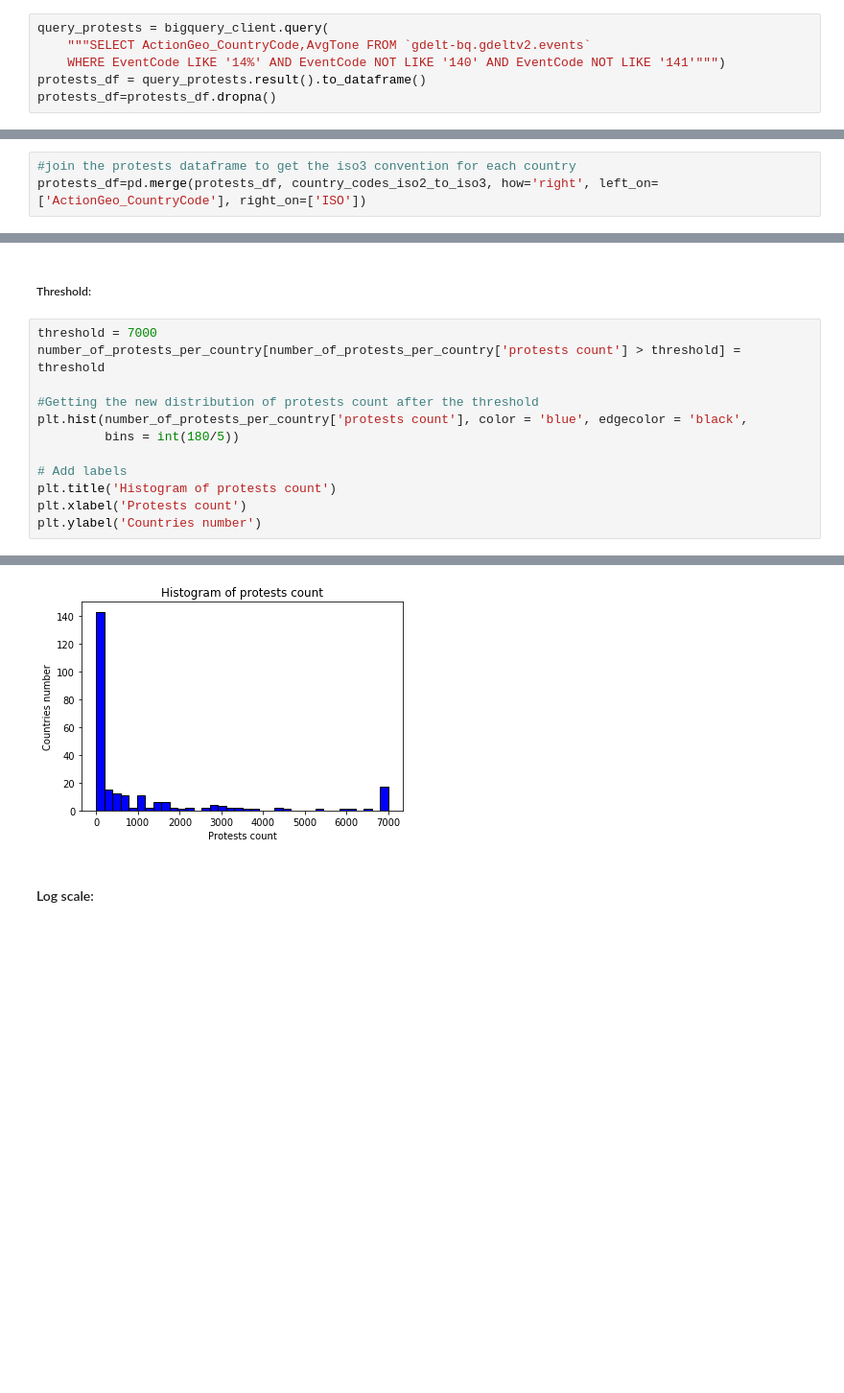
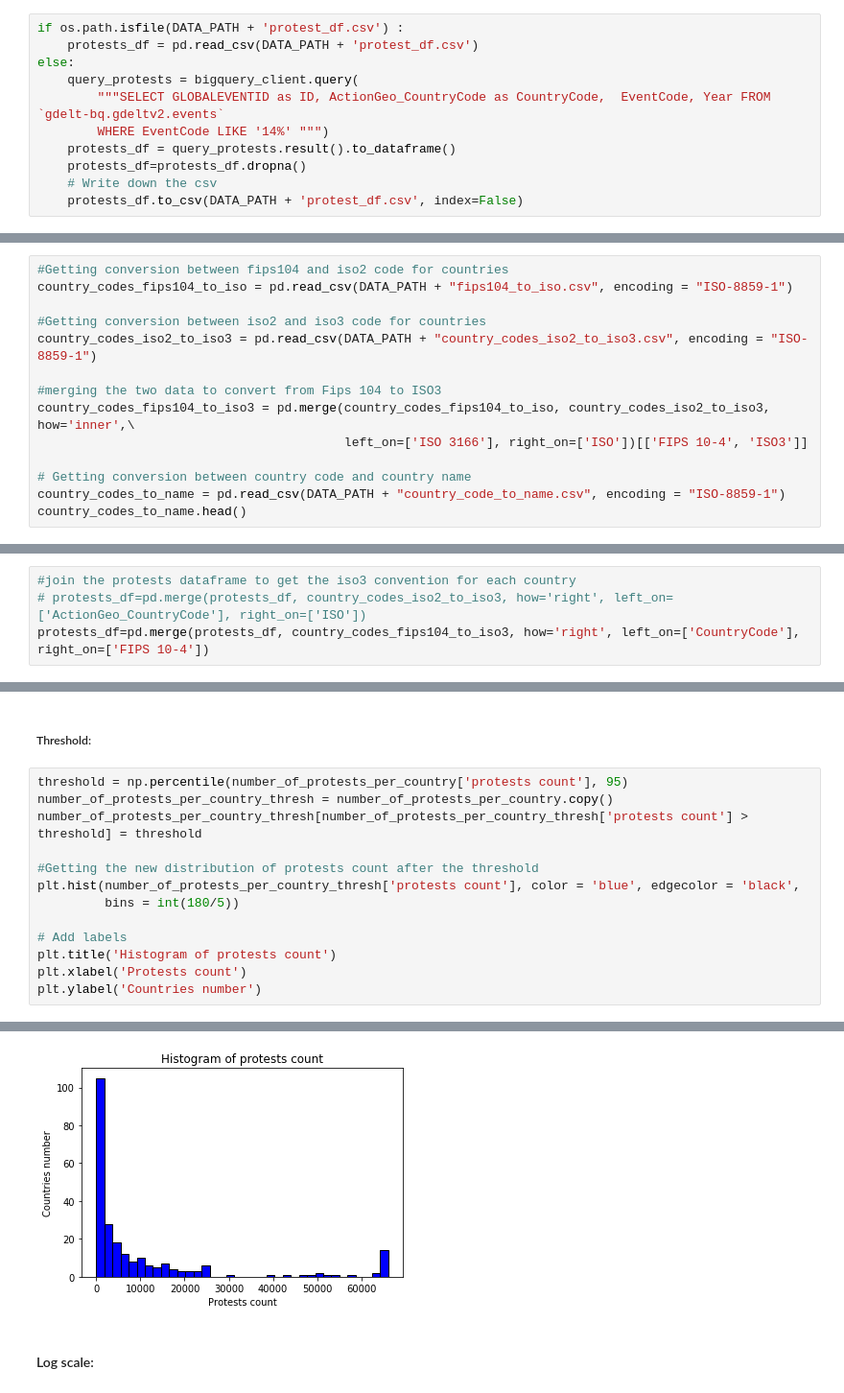
Before and after one commit to Apiquet/ADA_Project, a Jupyter notebook: main.ipynb, the cells around one changed output, grey strips where cells are left out. Shown at 96% size. Saved outputs shown, nothing was run; the diff lists cells and outputs as text; blank space fills up the shorter version.

Commit message:
change map, get protests and add stat

```diff
--- a/main.ipynb
+++ b/main.ipynb
@@ -160,9 +169,14 @@ array([3, 1, 6, 4], dtype=int64)
 # %%
-query_protests = bigquery_client.query(
-    """SELECT ActionGeo_CountryCode,AvgTone FROM `gdelt-bq.gdeltv2.events`
-    WHERE EventCode LIKE '14%' AND EventCode NOT LIKE '140' AND EventCode NOT LIKE '141'""")
-protests_df = query_protests.result().to_dataframe()
-protests_df=protests_df.dropna()
+if os.path.isfile(DATA_PATH + 'protest_df.csv') :
+    protests_df = pd.read_csv(DATA_PATH + 'protest_df.csv')
+else:
+    query_protests = bigquery_client.query(
+        """SELECT GLOBALEVENTID as ID, ActionGeo_CountryCode as CountryCode,  EventCode, Year FROM `gdelt-bq.gdeltv2.events`
+        WHERE EventCode LIKE '14%' """)
+    protests_df = query_protests.result().to_dataframe()
+    protests_df=protests_df.dropna()
+    # Write down the csv
+    protests_df.to_csv(DATA_PATH + 'protest_df.csv', index=False)
 # %%
 #Displaying number of protests available in the data
 protests_df.count()
@@ -210,0 +228,14 @@ country_codes_to_name.head()
+# %%
+#Getting conversion between fips104 and iso2 code for countries
+country_codes_fips104_to_iso = pd.read_csv(DATA_PATH + "fips104_to_iso.csv", encoding = "ISO-8859-1")
+
+#Getting conversion between iso2 and iso3 code for countries
+country_codes_iso2_to_iso3 = pd.read_csv(DATA_PATH + "country_codes_iso2_to_iso3.csv", encoding = "ISO-8859-1")
+
+#merging the two data to convert from Fips 104 to ISO3
+country_codes_fips104_to_iso3 = pd.merge(country_codes_fips104_to_iso, country_codes_iso2_to_iso3, how='inner',\
+                                         left_on=['ISO 3166'], right_on=['ISO'])[['FIPS 10-4', 'ISO3']]
+
+# Getting conversion between country code and country name
+country_codes_to_name = pd.read_csv(DATA_PATH + "country_code_to_name.csv", encoding = "ISO-8859-1")
+country_codes_to_name.head()
@@ -270,7 +318,8 @@ Here, thanks to our visualization, we can estimate in which country the inhabita
 ### Displaying percentage of protests on a world map
 # %%
 #join the protests dataframe to get the iso3 convention for each country
-protests_df=pd.merge(protests_df, country_codes_iso2_to_iso3, how='right', left_on=['ActionGeo_CountryCode'], right_on=['ISO'])
+# protests_df=pd.merge(protests_df, country_codes_iso2_to_iso3, how='right', left_on=['ActionGeo_CountryCode'], right_on=['ISO'])
+protests_df=pd.merge(protests_df, country_codes_fips104_to_iso3, how='right', left_on=['CountryCode'], right_on=['FIPS 10-4'])
 # %%
 #changing the column name to keep the same naming convention in each dataframe
 protests_df=protests_df.rename(index=str, columns={"ISO3": "Country Code"})
@@ -300,11 +349,12 @@ To resolve this issue we thought about two different solutions:
 # %% [markdown]
 ##### Threshold:
 # %%
-threshold = 7000
-number_of_protests_per_country[number_of_protests_per_country['protests count'] > threshold] = threshold
+threshold = np.percentile(number_of_protests_per_country['protests count'], 95)
+number_of_protests_per_country_thresh = number_of_protests_per_country.copy()
+number_of_protests_per_country_thresh[number_of_protests_per_country_thresh['protests count'] > threshold] = threshold
 
 #Getting the new distribution of protests count after the threshold
-plt.hist(number_of_protests_per_country['protests count'], color = 'blue', edgecolor = 'black',
+plt.hist(number_of_protests_per_country_thresh['protests count'], color = 'blue', edgecolor = 'black',
          bins = int(180/5))
 
 # Add labels
@@ -316,4 +366,4 @@ Text(0,0.5,'Countries number')
-[figure, old version]
+[figure, new version]
 # %% [markdown]
 #### Log scale:
 # %%
```
Also changed, not shown: parts of 28 cells of this notebook, 1 other file.
